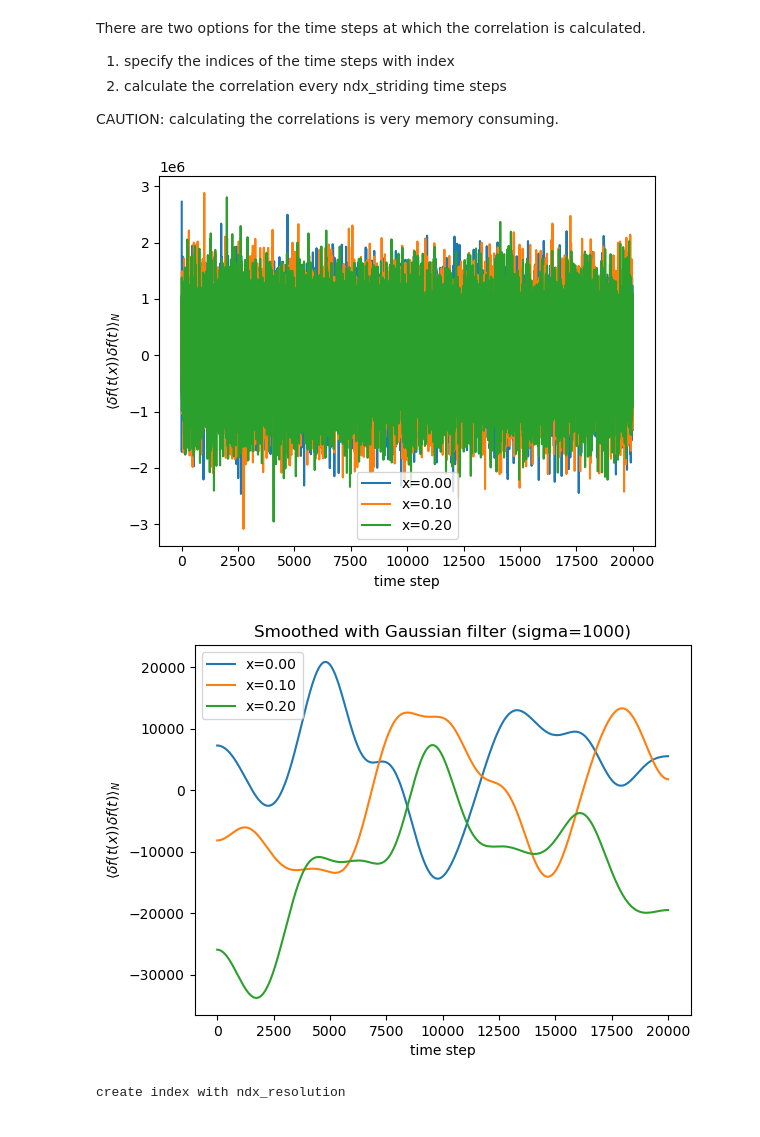
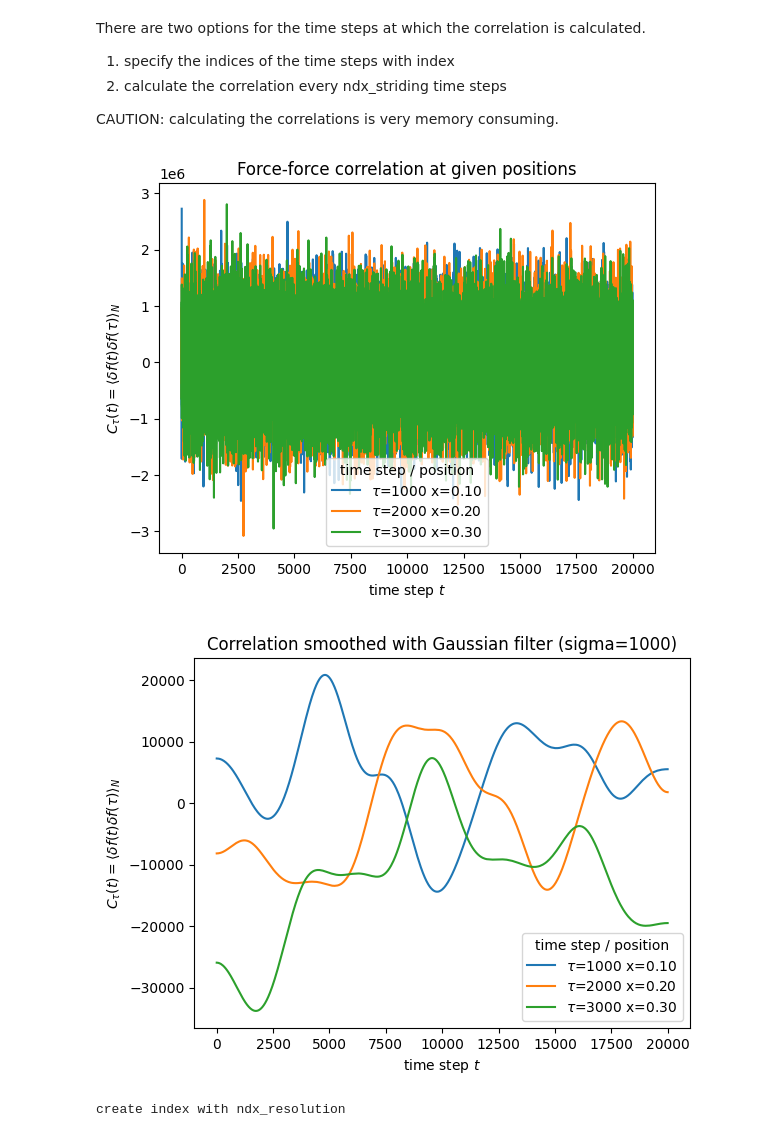
Before and after one commit to moldyn/dcTMD, a Jupyter notebook: docs/tutorials/force_correlation.ipynb, the cells around one changed output. Saved outputs shown, nothing was run; the diff lists cells and outputs as text; code cells hidden in the pictures.

```diff
--- a/docs/tutorials/force_correlation.ipynb
+++ b/docs/tutorials/force_correlation.ipynb
@@ -202,30 +202,34 @@ correlation_at_given_ndx = forceestimator.memory_kernel(index=index)
 # %%
 fig, ax = plt.subplots()
 for (c, n) in zip(correlation_at_given_ndx, index):
-    plt.plot(c, label=f'x={forceset.position_[n]:.2f}')
-plt.legend(title='calculated for position')
-plt.xlabel('time step')
-plt.ylabel(r'$\langle \delta f(t(x)) \delta f(t) \rangle_N$')
-plt.title('Force-force correlation at given positions')
+    plt.plot(c, label=fr'$\tau$={n} x={forceset.position_[n]:.2f}')
+plt.legend(title='time step / position')
+ax.set(
+    xlabel=r'time step $t$',
+    ylabel=r'$C_{\tau}(t) = \left\langle\delta f(t)\delta f(\tau)\right\rangle_N$',
+    title=r'Correlation at different $\tau$ values/positions'
+)
 #plt.savefig('forceforce_correlation_2dplot.png', dpi=300)
 plt.show()
 # %% [output]
-[figure, old version]
+[figure, new version]
 # %%
 from scipy.ndimage import gaussian_filter1d
 
 fig, ax = plt.subplots()
 for (c, n) in zip(correlation_at_given_ndx, index):
     data = gaussian_filter1d(c, sigma=1000)
-    plt.plot(data, label=f'x={forceset.position_[n]:.2f}')
-plt.legend(title='calculated for position')
-plt.xlabel('time step')
-plt.ylabel(r'$\langle \delta f(t(x)) \delta f(t) \rangle_N$')
-plt.title('Smoothed with Gaussian filter (sigma=1000)')
+    plt.plot(data, label=fr'$\tau$={n} x={forceset.position_[n]:.2f}')
+plt.legend(title='time step / position')
 #plt.savefig('forceforce_correlation_2dplot.png', dpi=300)
+ax.set(
+    xlabel=r'time step $t$',
+    ylabel=r'$C_{\tau}(t) = \left\langle\delta f(t)\delta f(\tau)\right\rangle_N$',
+    title=r'Correlation smoothed with Gaussian filter (sigma=1000)'
+)
 plt.show()
 # %% [output]
-[figure, old version]
+[figure, new version]
 # %%
 # calculate correlation every ndx_striding=1000 time steps
 correlation_at_ndx_striding = forceestimator.memory_kernel(ndx_striding=1000)
```
Also changed, not shown: parts of 9 cells of this notebook.
